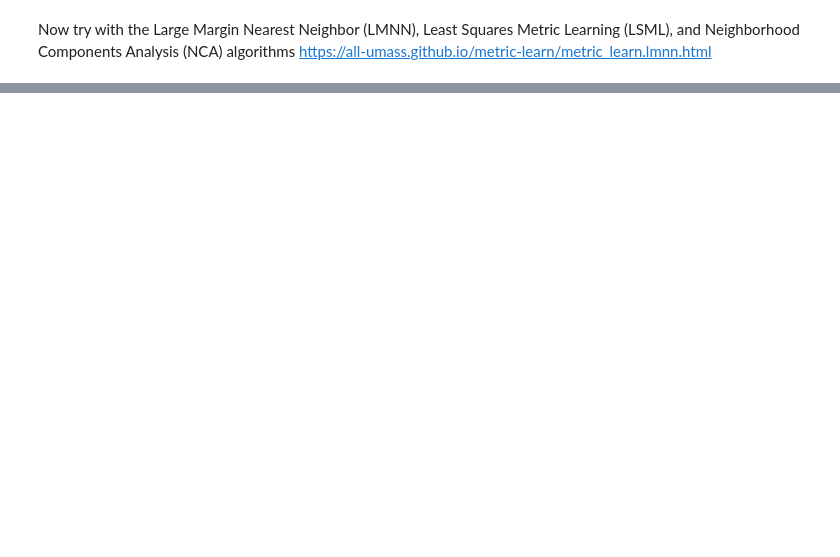
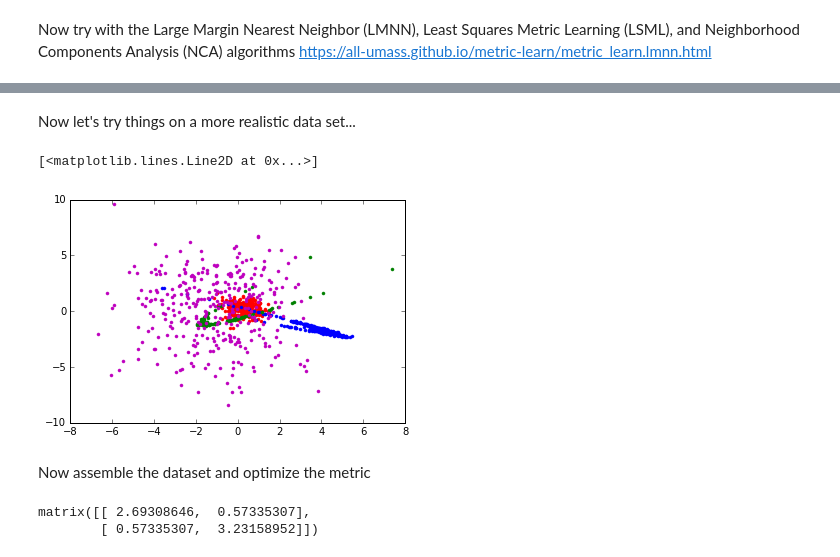
Before and after one commit to bbertoni/StellarSubstructure, a Jupyter notebook: OptimizeMetric.ipynb, the cells around one changed output, grey strips where cells are left out. Drawn from its saved outputs; the diff is of its cells as text; code cells hidden in the pictures; blank space fills up the shorter version.

Commit message:
Tested metric optimization algorithms

```diff
--- a/OptimizeMetric.ipynb
+++ b/OptimizeMetric.ipynb
@@ -189,0 +190,42 @@ fig.set_size_inches(16, 6)
+# %% [markdown]
+Now let's try things on a more realistic data set...
+# %%
+def data():
+    N = np.random.randint(50,300)
+    c = 2*np.random.random()
+    x1 = np.random.normal(c,0.5,N)
+    y1 = np.random.normal(c,0.5,N)
+
+    N = np.random.randint(50,300)
+    c = 3*np.random.random()
+    x2 = np.random.normal(0,1,N)
+    y2 = -x2**2 + np.random.normal(c,0.5,N)+2
+    theta = 2*np.pi*np.random.random()
+    x2 = np.cos(theta)*x2 - np.sin(theta)*y2
+    y2 = np.sin(theta)*x2 + np.cos(theta)*y2
+
+    N = np.random.randint(50,300)
+    c = 2*np.random.random()
+    y3 = np.random.normal(0,1,N)
+    x3 = y3**2 + np.random.normal(c,0.2,N)-3
+    theta = 2*np.pi*np.random.random()
+    x3 = np.cos(theta)*x3 - np.sin(theta)*y3
+    y3 = np.sin(theta)*x3 + np.cos(theta)*y3
+
+    N = np.random.randint(100,600)
+    x4 = np.random.normal(-1,2,N)
+    y4 = np.random.normal(0,3,N)
+
+    return x1,y1,x2,y2,x3,y3,x4,y4
+# %%
+x1,y1,x2,y2,x3,y3,x4,y4 = data()
+# %%
+plt.plot(x1,y1,'r.')
+plt.plot(x2,y2,'b.')
+plt.plot(x3,y3,'g.')
+plt.plot(x4,y4,'m.')
+# %% [output]
+[<matplotlib.lines.Line2D at 0x...>]
+[figure, added]
+# %% [markdown]
+Now assemble the dataset and optimize the metric
@@ -189,0 +237,7 @@ fig.set_size_inches(16, 6)
+# %%
+lmnn = LMNN(k=4, learn_rate=1e-6)
+lmnn_metric=np.matrix(lmnn.fit(X,Y).metric())
+lmnn_metric
+# %% [output]
+matrix([[ 2.69308646,  0.57335307],
+        [ 0.57335307,  3.23158952]])
```
Also changed, not shown: parts of 41 cells of this notebook.
